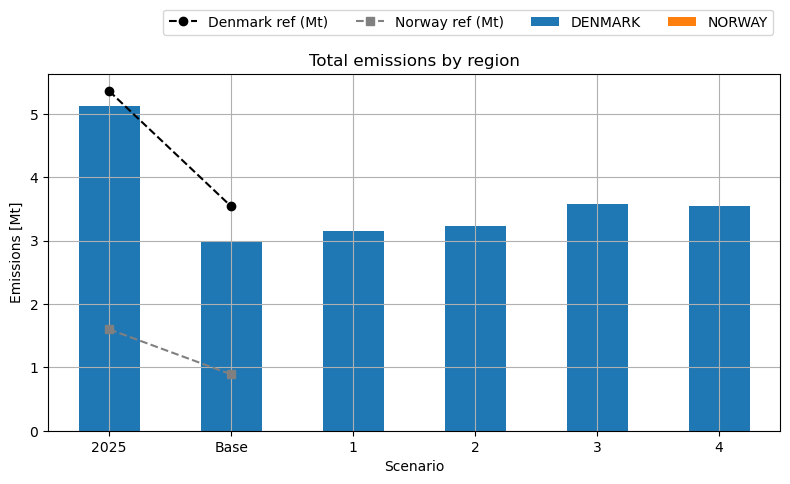
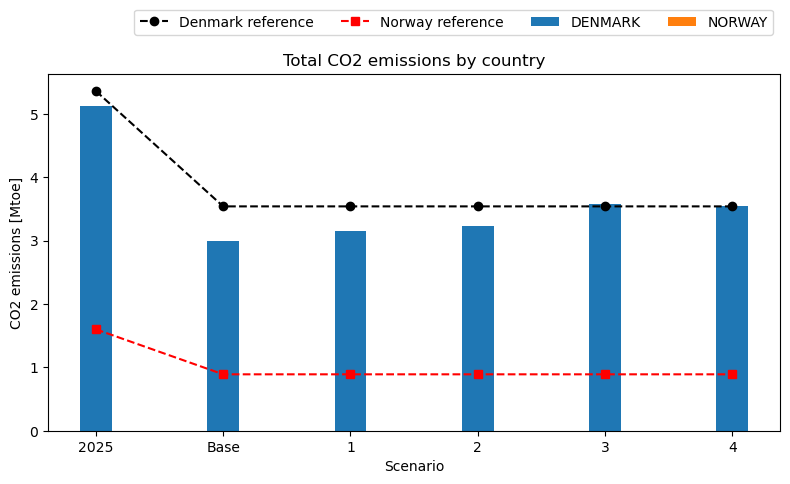
Unified diff of the notebook cell whose output changed from the first chart to the second:
--- before
+++ after
@@ -27,25 +27,19 @@
 # Hardcoded reference values (in Mt) for comparison
 # Replace these numbers if your references are in other units
-# We will plot a single marker at the 'Base' scenario for each country
-denmark_ref = {'2025': 5.36, 'Base': 3.54}  # Denmark: 2025 and 2030(Base)
- norway_ref = {'2025': 1.60, 'Base': 0.89}   # Norway: 2025 and 2030(Base)
+denmark_ref = {'2025': 5.36, 'Base': 3.54, '1': 3.54, '2': 3.54, '3': 3.54, '4': 3.54}  # Denmark: 2025 and 2030(Base)
+norway_ref = {'2025': 1.60, 'Base': 0.89, '1': 0.89, '2': 0.89, '3': 0.89, '4': 0.89}   # Norway: 2025 and 2030(Base)
 
-# Determine the x position for the marker (use 'Base')
-marker_scenario = 'Base'
-if marker_scenario in obj_emi_mton.index:
-    marker_idx = obj_emi_mton.index.get_loc(marker_scenario)
-else:
-    marker_idx = 0
+# Build series aligned with the DataFrame index
+den_series = pd.Series(denmark_ref).reindex(obj_emi_mton.index)
+nor_series = pd.Series(norway_ref).reindex(obj_emi_mton.index)
 
-den_val = denmark_ref.get(marker_scenario, np.nan)
-nor_val = norway_ref.get(marker_scenario, np.nan)
+# Plot stacked bars (Mt) with thinner columns
+ax = obj_emi_mton.plot(kind='bar', stacked=True, ylabel='CO2 emissions [Mtoe]', grid=False, rot=0, figsize=(8,5), width=0.25)
+ax.set_title('Total CO2 emissions by country')
 
-# Plot stacked bars (Mt)
-ax = obj_emi_mton.plot(kind='bar', stacked=True, ylabel='Emissions [Mt]', grid=True, rot=0, figsize=(8,5))
-ax.set_title('Total emissions by region')
-
-# Overlay single reference markers (no connecting line)
-ax.scatter(marker_idx, den_val, color='black', s=80, zorder=5, label='Denmark ref (Mt)')
-ax.scatter(marker_idx, nor_val, color='red', s=80, zorder=6, label='Norway ref (Mt)')
+# Overlay hardcoded reference points/lines
+x = np.arange(len(obj_emi_mton.index))
+ax.plot(x, den_series.values, marker='o', linestyle='--', color='black', label='Denmark reference')
+ax.plot(x, nor_series.values, marker='s', linestyle='--', color='red', label='Norway reference')
 
 # Adjust legend and layout

Commit: added co2 emissions validation. improvement for plots on nodecom